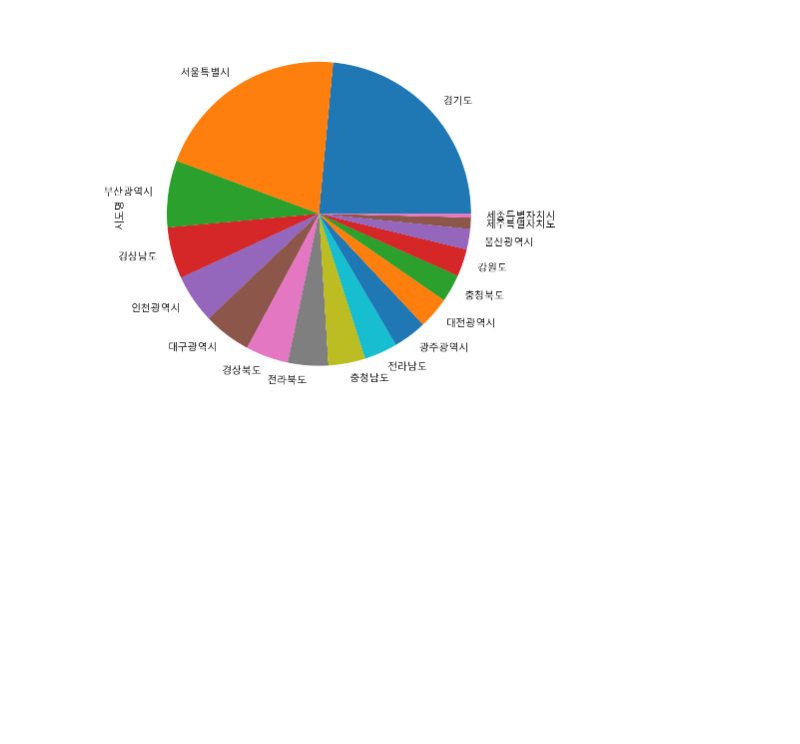
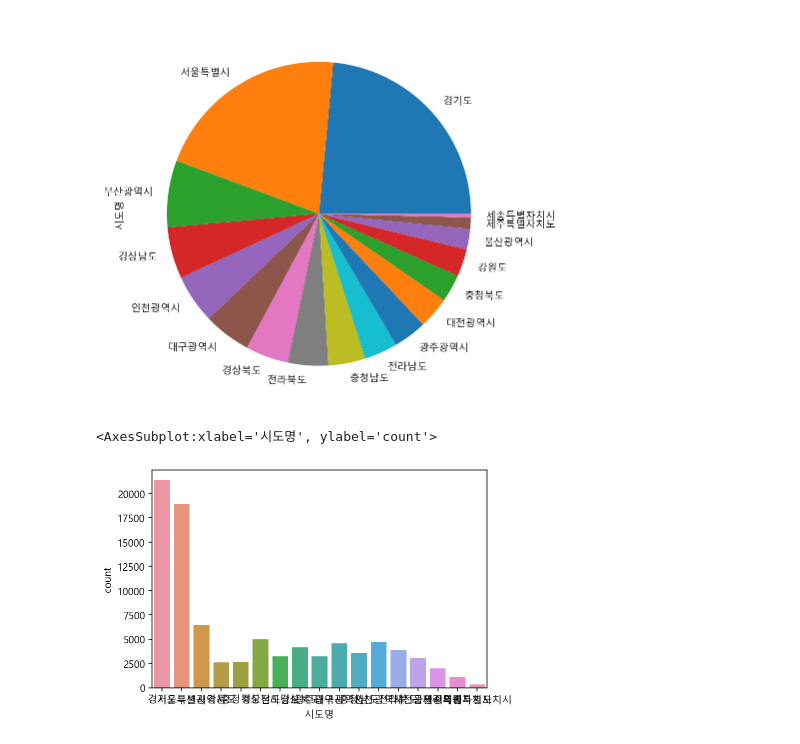
Before and after one commit to tree698/Data-Science-with-Python, a Jupyter notebook: 1. Data Analysis-Commercial Area Information in Seoul/Data Analysis.ipynb, the cells around one changed output. Saved outputs shown, nothing was run; the diff lists cells and outputs as text; code cells hidden in the pictures; blank space fills up the shorter version.

Commit message:
Data Analysis

```diff
--- a/1. Data Analysis-Commercial Area Information in Seoul/Data Analysis.ipynb
+++ b/1. Data Analysis-Commercial Area Information in Seoul/Data Analysis.ipynb
@@ -504,3 +503,10 @@ city.plot.pie(figsize=(7,7))
 # %% [output]
 <AxesSubplot:ylabel='시도명'>
 [figure]
+# %%
+#  seaborn의 countplot로 그려봅니다.
+
+sns.countplot(data=df, x="시도명")
+# %% [output]
+<AxesSubplot:xlabel='시도명', ylabel='count'>
+[figure, added]
```
Also changed, not shown: parts of 3 cells of this notebook.
